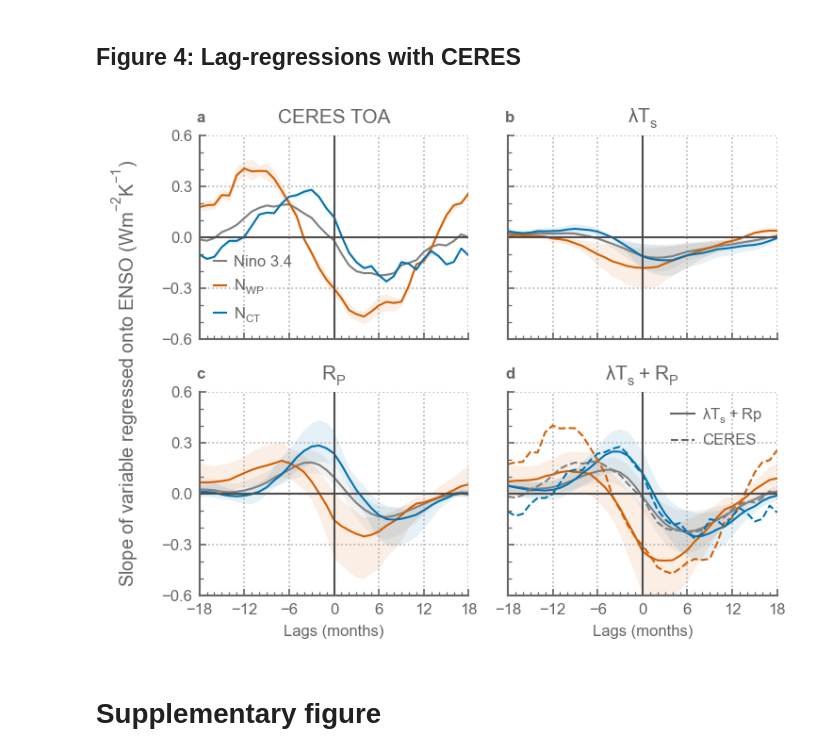
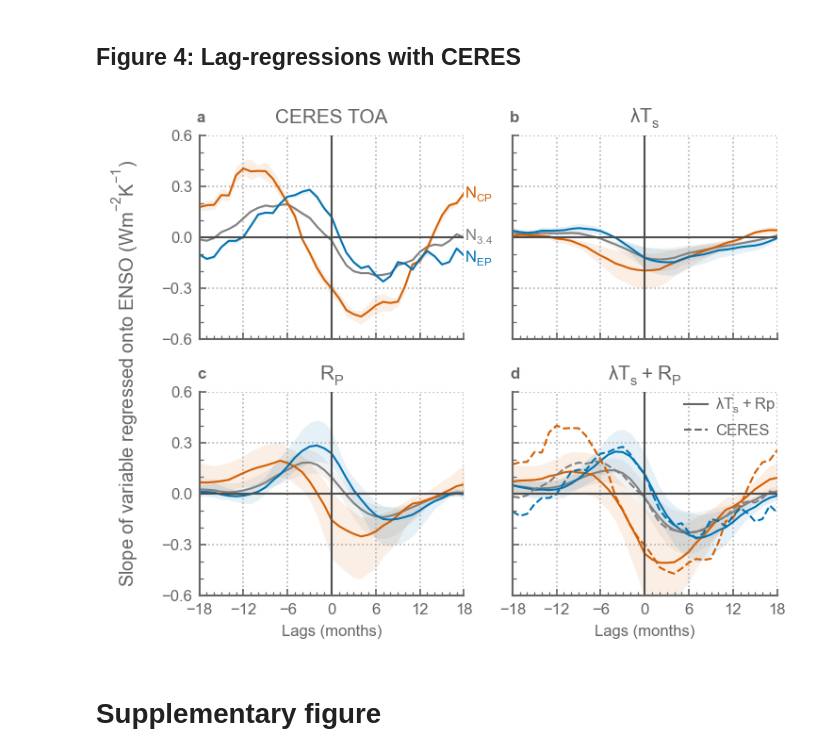
Before and after one commit to rguilcas/2025_GRL_Pattern-effect-internal-variability, a Jupyter notebook: Processing.ipynb, the cells around one changed output. Drawn from its saved outputs; the diff is of its cells as text; code cells hidden in the pictures.

Commit message:
change lambda name and Nino indices names

```diff
--- a/Processing.ipynb
+++ b/Processing.ipynb
@@ -405,9 +414,9 @@ for k, ax in enumerate(axs.flatten()):
     ax.legend().remove()
     if k in [0,3]:
         ax.text(df_mean.iloc[0].regr_space-.05, df_mean.iloc[0].regr_time, 'Nino 3.4', color='.5', ha='right', va='center',)
-        ax.text(df_mean.iloc[2].regr_space+.05, df_mean.iloc[2].regr_time, 'N$_{CT}$', color='C0', ha='left', va='center',)
+        ax.text(df_mean.iloc[2].regr_space+.05, df_mean.iloc[2].regr_time, 'N$_{EP}$', color='C0', ha='left', va='center',)
     if k in [0,4]:
-        ax.text(df_mean.iloc[1].regr_space-.05, df_mean.iloc[1].regr_time+0.05, 'N$_{WP}$', color='C3', ha='right', va='center',)
+        ax.text(df_mean.iloc[1].regr_space-.05, df_mean.iloc[1].regr_time+0.05, 'N$_{CP}$', color='C3', ha='right', va='center',)
     ax.text(-.01, 1.05, chr(ord('a')+k), transform=ax.transAxes, ha='left', va='bottom', weight='bold')
 
 fig.supxlabel('Spatial correlation r$^2$',y=0.03, x=.55)
@@ -689,40 +698,44 @@ for k,ax in enumerate(axs):
 
 axs[1].legend().remove()
 axs[2].legend().remove()
 
 
-axs[0].plot(0,1,label='Nino 3.4', color = '.5')
-axs[0].plot(0,1,label='N$_{WP}$', color = 'C3')
-axs[0].plot(0,1,label='N$_{CT}$', color = 'C0')
+axs[0].plot(0,1,label='N$_{3.4}$', color = '.5')
+axs[0].plot(0,1,label='N$_{CP}$', color = 'C3')
+axs[0].plot(0,1,label='N$_{EP}$', color = 'C0')
 
-leg = axs[0].legend()
-axs[0].legend(handles=leg.legend_handles[3:])
+leg = axs[0].legend().remove()
+# axs[0].legend(handles=leg.legend_handles[3:],bbox_to_anchor=(0.9,1.05), loc='upper right',labelspacing=.2)
+
+axs[0].text(18.1,0,'N$_{3.4}$', ha='left',va='center', color='.5')
+axs[0].text(18.1,0.25,'N$_{CP}$', ha='left',va='center', color='C3')
+axs[0].text(18.1,-0.13,'N$_{EP}$', ha='left',va='center', color='C0')
 
 from matplotlib.lines import Line2D
 
 custom_lines = [Line2D([0], [0], color='.4', lw=1,),
                 Line2D([0], [0], color='.4', lw=1, ls='--')]
 
 leg = axs[3].legend()
-axs[3].legend(custom_lines, ['$\lambda T_s+Rp$','CERES'], handlelength=1.5)
+axs[3].legend(custom_lines, ['$\lambda T_s+Rp$','CERES'], handlelength=1.5, bbox_to_anchor=(1.05,1.05), loc='upper right')
 
 fig.supylabel(r'Slope of variable regressed onto ENSO (Wm$^{-2}$K$^{-1}$)')
 
 axs[0].set_title('CERES TOA')
 axs[1].set_title(r'$\lambda T_s$')
 axs[2].set_title('$R_P$')
 axs[3].set_title('$\lambda T_s + R_P$')
 
 for k,ax in enumerate(axs):
     ax.text(-.01, 1.05, chr(ord('a')+k), transform=ax.transAxes, ha='left', va='bottom', weight='bold')
 
 
 plt.tight_layout()
 
 
 plt.savefig('plots/compare_with_ceres_lag_corr.pdf', dpi=300)
 # %% [output]
-[figure, old version]
+[figure, new version]
 # %% [markdown]
 # Supplementary figure
 # %% [markdown]
```
Also changed, not shown: parts of 6 cells of this notebook, 6 other files.
